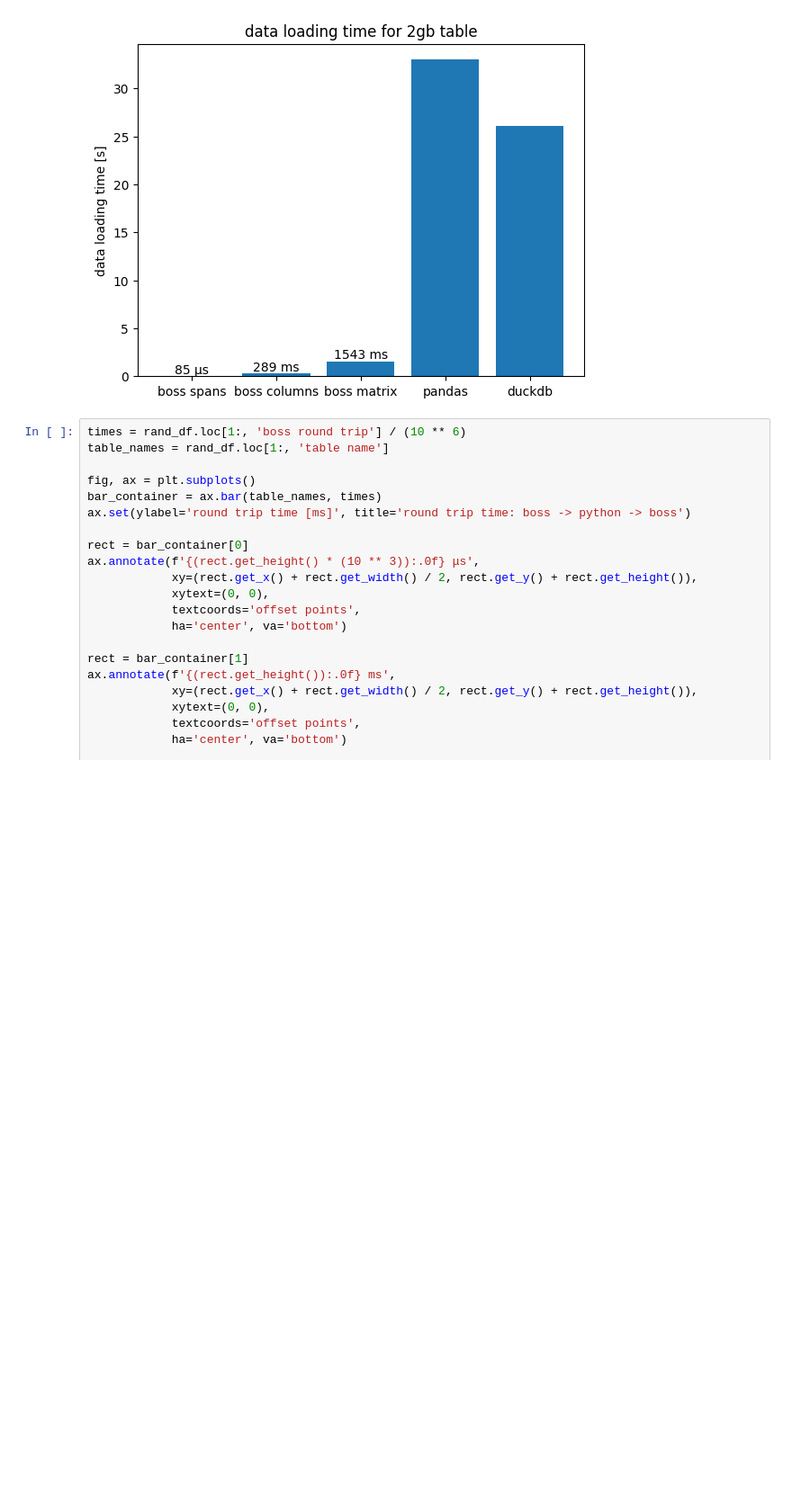
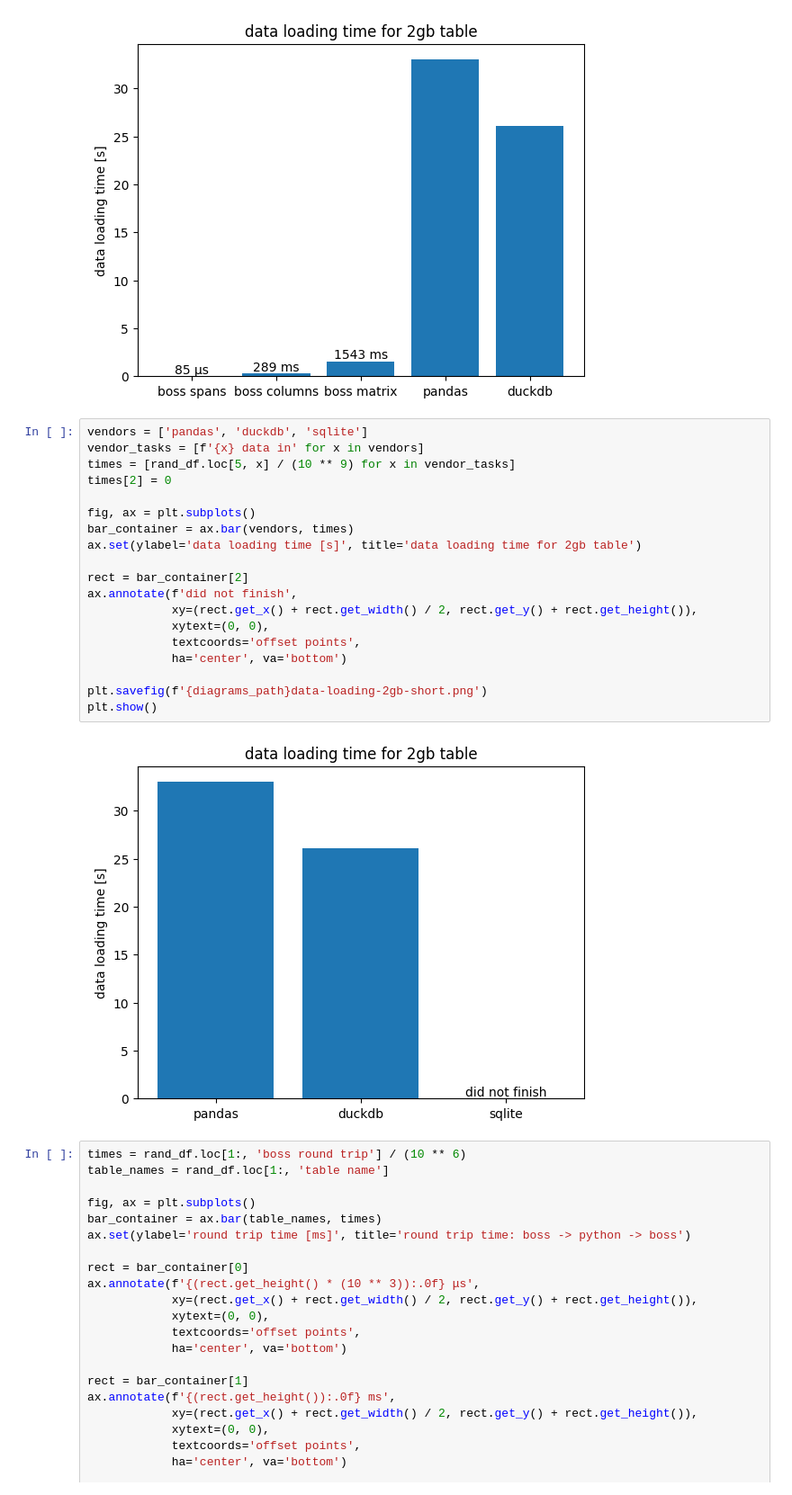
Before and after one commit to trubby22/database-fyp, a Jupyter notebook: bixi-benchmarks/visualise-data.ipynb, the cells around one changed output. Shown at 90% size. Saved outputs shown, nothing was run; the diff lists cells and outputs as text; blank space fills up the shorter version.

```diff
--- a/bixi-benchmarks/visualise-data.ipynb
+++ b/bixi-benchmarks/visualise-data.ipynb
@@ -69,6 +70,27 @@ plt.savefig(f'{diagrams_path}data-loading-2gb.png')
 plt.show()
 # %% [output]
 [figure]
+# %%
+vendors = ['pandas', 'duckdb', 'sqlite']
+vendor_tasks = [f'{x} data in' for x in vendors]
+times = [rand_df.loc[5, x] / (10 ** 9) for x in vendor_tasks]
+times[2] = 0
+
+fig, ax = plt.subplots()
+bar_container = ax.bar(vendors, times)
+ax.set(ylabel='data loading time [s]', title='data loading time for 2gb table')
+
+rect = bar_container[2]
+ax.annotate(f'did not finish',
+            xy=(rect.get_x() + rect.get_width() / 2, rect.get_y() + rect.get_height()),
+            xytext=(0, 0),
+            textcoords='offset points',
+            ha='center', va='bottom')
+
+plt.savefig(f'{diagrams_path}data-loading-2gb-short.png')
+plt.show()
+# %% [output]
+[figure, added]
 # %%
 times = rand_df.loc[1:, 'boss round trip'] / (10 ** 6)
 table_names = rand_df.loc[1:, 'table name']
```
Also changed, not shown: parts of 5 cells of this notebook, 1 other file.
